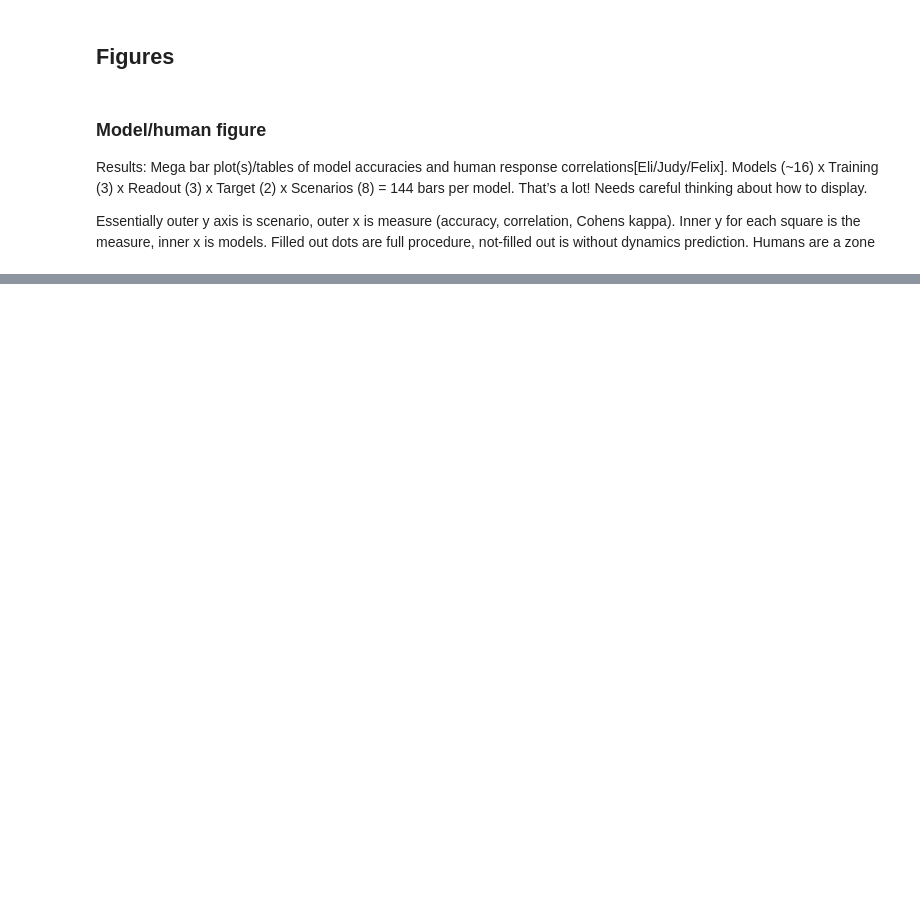
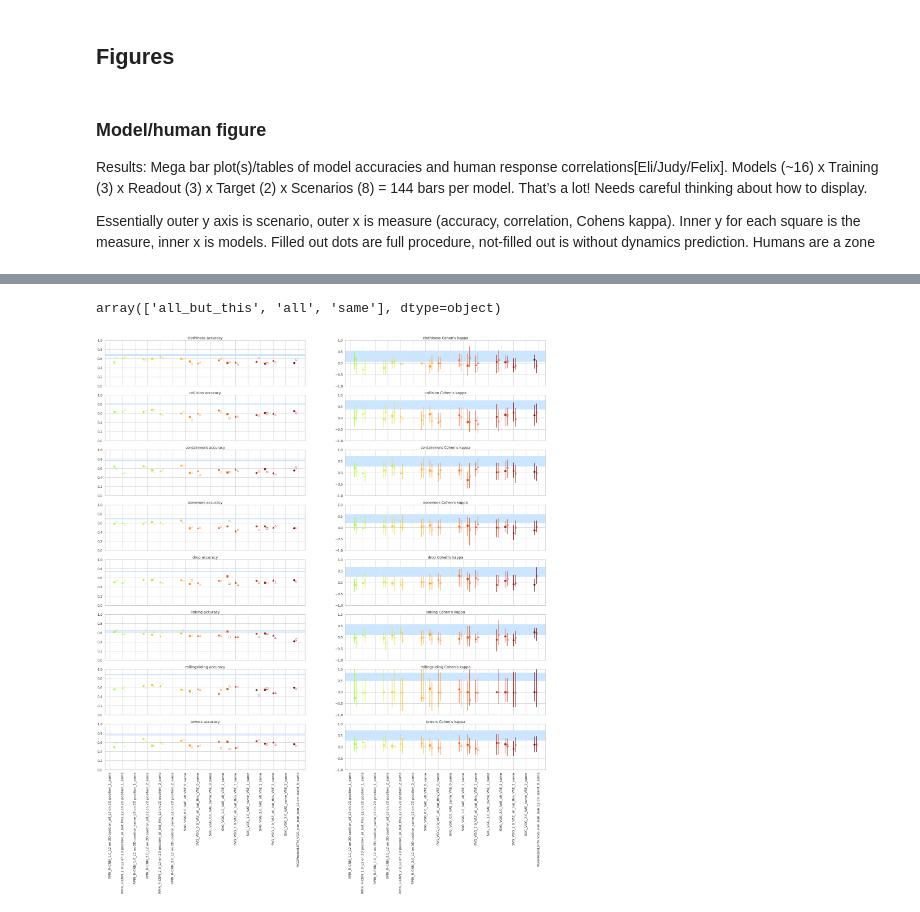
Before and after one commit to cogtoolslab/physics-benchmarking-neurips2021, a Jupyter notebook: analysis/summarize_human_model_behavior.ipynb, the cells around one changed output, grey strips where cells are left out. Saved outputs shown, nothing was run; the diff lists cells and outputs as text; code cells hidden in the pictures; blank space fills up the shorter version.

```diff
--- a/analysis/summarize_human_model_behavior.ipynb
+++ b/analysis/summarize_human_model_behavior.ipynb
@@ -666,3 +650,14 @@ model_human_rmse.to_csv(os.path.join(csv_dir, 'summary','model_human_pearsonsr_r
 print('Saved to file. Done!')
 # %% [output]
 Saved to file. Done!
+# %%
+MD = MD[MD['Canon Stimulus Name'].isin(HD['stim_ID'].tolist())]
+
+correctness = HD.groupby('stim_ID').agg({'correct':np.mean})
+scenarioName = HD.groupby('stim_ID').first()['scenarioName']
+correctness = correctness.join(scenarioName)
+correctness_count = HD.groupby('stim_ID').count()['trialNum']
+correct_below_50 =  correctness[(correctness['correct'] + 1.96*(((correctness['correct'].multiply(1-correctness['correct']))).divide(correctness_count).apply(np.sqrt))) < 0.5].reset_index()
+correct_below_50
+
+MD = MD[MD['Canon Stimulus Name'].isin(correct_below_50.reset_index()['stim_ID'].tolist())]
@@ -872,5 +934,12 @@ model_human_accuracies
+# %%
+# filter out a seed csv file
+model_human_accuracies = model_human_accuracies[model_human_accuracies.index.get_level_values(1).str.contains('seed')]
+model_human_rmse = model_human_rmse[model_human_rmse.index.get_level_values(1).str.contains('seed')]
+model_human_CohensK = model_human_CohensK[model_human_CohensK.index.get_level_values(1).str.contains('seed')]
 # %%
 MD['Dynamics Training Dataset Type'].unique()
+# %% [output]
+array(['all_but_this', 'all', 'same'], dtype=object)
 # %%
 READOUTS = [("C","full"),
             ("B","none")]
@@ -885,10 +954,10 @@ TRAININGS = [
 from matplotlib import cm
 
 #cmap = cm.tab20.colors ## not enough colors
-turbo = cm.get_cmap('turbo', 22)
-cmap = turbo(np.linspace(0, 1, 22))
+turbo = cm.get_cmap('turbo', 29)
+cmap = turbo(np.linspace(0, 1, 29))
 # %%
-fig, axes = plt.subplots(len(MD['Readout Test Data'].unique()),3, figsize=(40,40), sharex=True, sharey=False)
+fig, axes = plt.subplots(len(MD['Readout Test Data'].unique()),2, figsize=(40,40), sharex=True, sharey=False)
 
 models = sorted(MD['Model Kind'].unique())
 
@@ -905,13 +974,15 @@ for outer_y, scenario in enumerate(sorted(MD['Readout Test Data'].unique())):
     axis.set_xticks(np.arange(len(models)))
     axis.set_xticklabels(models,rotation=90)
 
-    #plot models
+    # plot models
     for x,model in enumerate(models):
         #get relevant rows
         rows = model_human_accuracies[(model_human_accuracies['Model Kind'] == model) & (model_human_accuracies['scenario'] == scenario)]
         for readout,fill in READOUTS:
             for i,(training,symbol) in enumerate(TRAININGS):
                 row = rows[(rows['Readout Type']==readout) & (rows['Dynamics Training Dataset Type'] == training)]
+                if len(row) >1:
+                    print((model, scenario, readout, training))
                 if len(row) > 0: #do we have something to plot?
                     assert len(row) == 1, "More than one entry for specific agent"
                     lb = row['model_correct']
@@ -922,7 +993,7 @@ for outer_y, scenario in enumerate(sorted(MD['Readout Test Data'].unique())):
                     axis.errorbar(x+(i*.333)+(fill=="none")*.166,measure,(lb,ub),marker=symbol,fillstyle=fill,label=model,color=cmap[x])
         axis.set_ybound([0,1])
 
-    # ———correlation plot———
+#     # ———correlation plot———
 #     axis = axes[outer_y,1]
 #     axis.set_title(scenario + " correlation")
 #     #plot human zone
@@ -934,7 +1005,7 @@ for outer_y, scenario in enumerate(sorted(MD['Readout Test Data'].unique())):
 #     axis.set_xticks(np.arange(len(models)))
 #     axis.set_xticklabels(models,rotation=90)
 
-    #plot models
+#     # plot models
 #     for x,model in enumerate(models):
 #         #get relevant rows
 #         rows = model_human_rmse[(model_human_rmse['Model Kind'] == model) & (model_human_rmse['scenario'] == scenario)]
@@ -950,34 +1021,35 @@ for outer_y, scenario in enumerate(sorted(MD['Readout Test Data'].unique())):
 #                     lb = abs(lb - measure)
 #                     axis.errorbar(x+(i*.333)+(fill=="none")*.166,measure,(lb,ub),marker=symbol,fillstyle=fill,label=model,color=cmap[x])
 #         axis.set_ybound([0,1])
 
 
     # ———Cohens'k plot———
-    axis = axes[outer_y,2]
+    axis = axes[outer_y,1]
     axis.set_title(scenario + " Cohen's kappa")
     #plot human zone
     human_row = human_boot_cohenk[human_boot_cohenk['scenario'] == scenario]
     lb = float(human_row['corr_lb'])
     ub = float(human_row['corr_ub'])
     mean = float(human_row['corr_med'])
     axis.axhspan(lb,ub,color=(.8,.9,1))
     axis.set_xticks(np.arange(len(models)))
     axis.set_xticklabels(models,rotation=90)
 
-    #plot models
+    # plot models
     for x,model in enumerate(models):
         #get relevant rows
         rows = model_human_CohensK[(model_human_CohensK['Model Kind'] == model) & (model_human_CohensK['scenario'] == scenario)]
         for readout,fill in READOUTS:
             for i,(training,symbol) in enumerate(TRAININGS):
                 row = rows[(rows['Readout Type']==readout) & (rows['Dynamics Training Dataset Type'] == training)]
                 if len(row) > 0: #do we have something to plot?
                     assert len(row) == 1, "More than one entry for specific agent"
                     lb = row['Cohens_k_lb']
                     ub = row['Cohens_k_ub']
                     measure = row['Cohens_k_med']
                     ub = abs(ub - measure)
                     lb = abs(lb - measure)
                     axis.errorbar(x+(i*.333)+(fill=="none")*.166,measure,(lb,ub),marker=symbol,fillstyle=fill,color=cmap[x])
-        axis.set_ybound([-.25
-                         ,1])
+        axis.set_ybound([-1,1])
+# %% [output]
+[figure, added]
```
Also changed, not shown: parts of 18 cells of this notebook.
